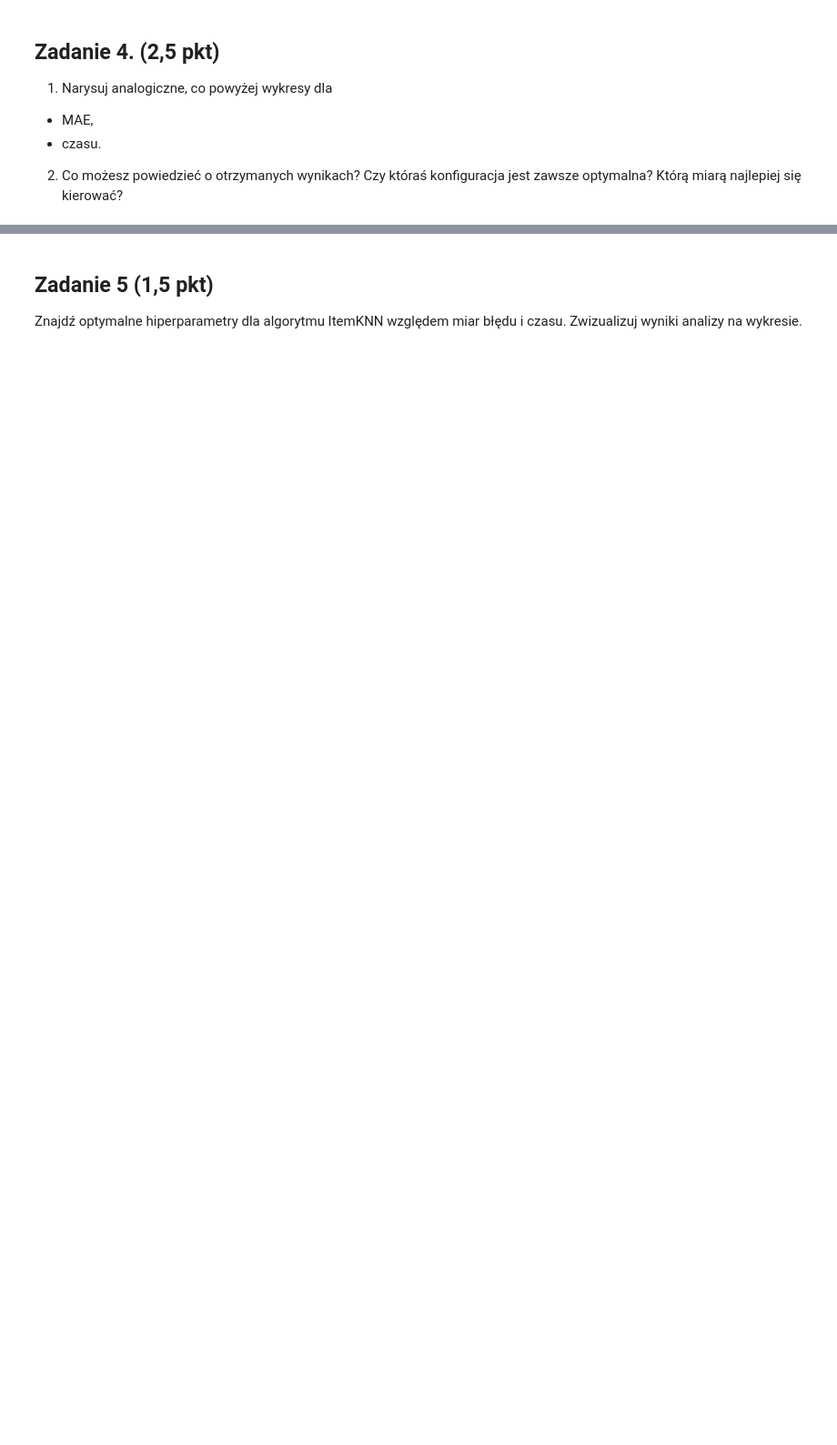
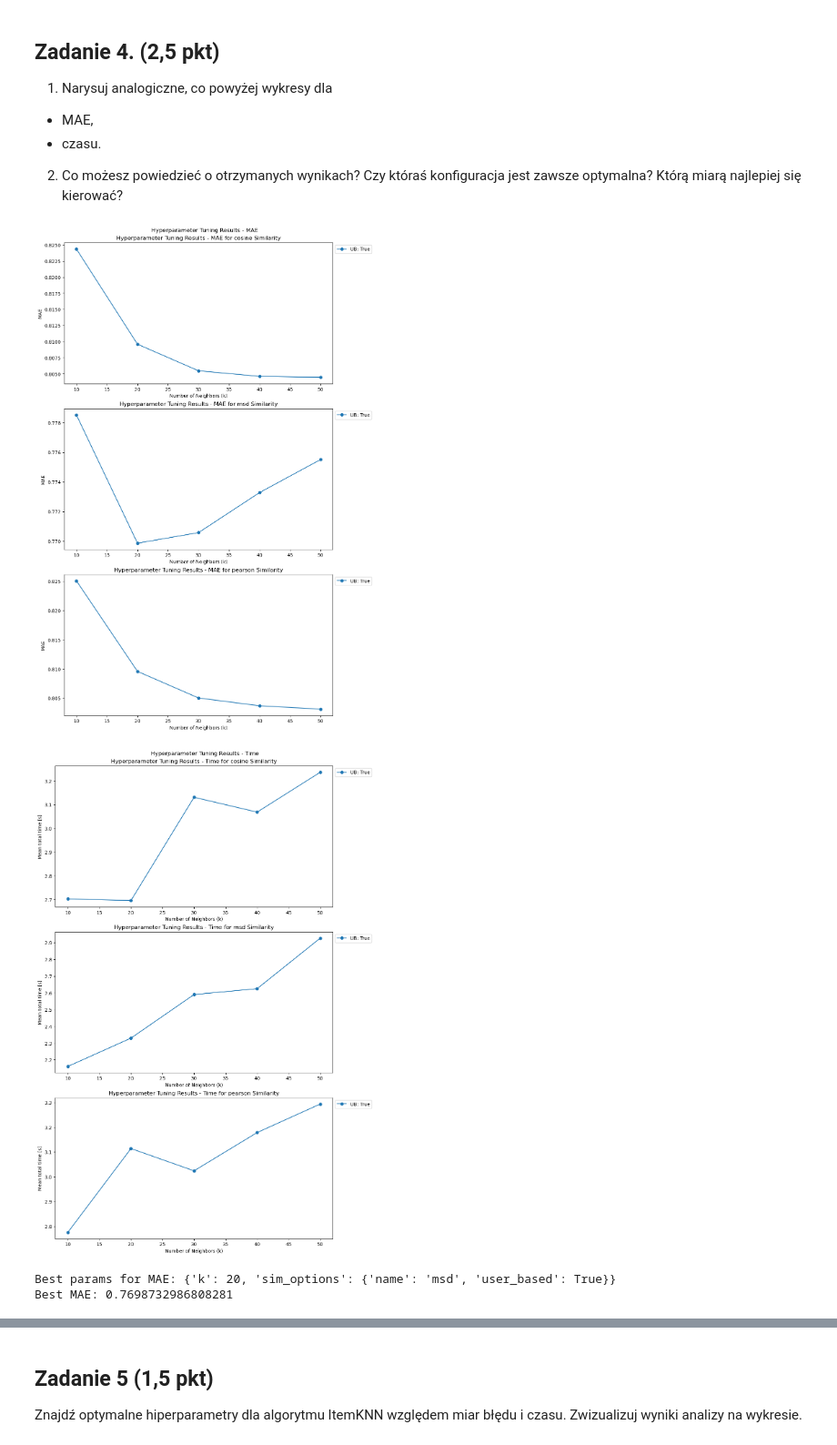
Before and after one commit to igorjoz/OWiSR-lab4-user-rating-prediction, a Jupyter notebook: OWiSR_lab4.ipynb, the cells around one changed output, grey strips where cells are left out. Shown at 91% size. Cells and saved outputs as stored; diff of their text form; code cells hidden in the pictures; blank space fills up the shorter version.

```diff
--- a/OWiSR_lab4.ipynb
+++ b/OWiSR_lab4.ipynb
@@ -178,24 +148,3 @@ MAE:  0.7367
 ## Zadanie 3. (2 pkt)
 1.   Wyznacz wartości błędów dla algorytmów ItemKNN i UserKNN z podobieństwem kosinusowym na tych samych danych, co dla algorytmu SVD.
 2.   Co możesz powiedzieć o działaniu algorytmów? Czy któryś z nich jest lepszy? Dlaczego?
-# %%
-knn_results = []
-
-for algo_name, user_based in [('ItemKNN', False), ('UserKNN', True)]:
-    sim_options = {
-        'name': 'cosine',
-        'user_based': user_based,
-    }
-
-    algo = KNNBasic(sim_options=sim_options)
-    algo.fit(trainset)
-    predictions = algo.test(testset)
-
-    knn_results.append({
-        'algorytm': algo_name,
-        'RMSE': accuracy.rmse(predictions, verbose=False),
-        'MAE': accuracy.mae(predictions, verbose=False),
-    })
-
-knn_results_df = pd.DataFrame(knn_results)
-knn_results_df
@@ -302,7 +306,14 @@ print(f"Best RMSE: {gs.best_score['rmse']}")
 *   czasu.
 2. Co możesz powiedzieć o otrzymanych wynikach? Czy któraś konfiguracja jest zawsze optymalna? Którą miarą najlepiej się kierować?
 # %%
+from pathlib import Path
+
+Path('plots').mkdir(exist_ok=True)
+
 results_df['mean_total_time'] = results_df['mean_fit_time'] + results_df['mean_test_time']
+unique_metrics = results_df['sim_metric'].unique()
+unique_user_based = results_df['user_based'].unique()
+num_metrics = len(unique_metrics)
 
 def plot_tuning_results(metric_column, ylabel, title, output_file):
     fig, axes = plt.subplots(num_metrics, 1, figsize=(10, 5 * num_metrics), constrained_layout=True)
@@ -316,32 +327,37 @@ def plot_tuning_results(metric_column, ylabel, title, output_file):
                 (results_df['sim_metric'] == metric) &
                 (results_df['user_based'] == user_based)
             ].sort_values('param_k')
 
             if filtered.empty:
                 print(f"No data for Metric={metric}, User-Based={user_based}")
                 continue
 
             ax.plot(
                 filtered['param_k'],
                 filtered[metric_column],
                 marker='o',
                 label=f"UB: {user_based}"
             )
 
         ax.set_title(f'{title} for {metric} Similarity')
         ax.set_xlabel('Number of Neighbors (k)')
         ax.set_ylabel(ylabel)
         ax.legend(loc='upper left', bbox_to_anchor=(1, 1))
 
     plt.suptitle(title)
     plt.savefig(output_file)
     plt.show()
 
-plot_tuning_results('mean_test_mae', 'MAE', 'Hyperparameter Tuning Results - MAE', 'params_tuning_mae.jpg')
-plot_tuning_results('mean_total_time', 'Mean total time [s]', 'Hyperparameter Tuning Results - Time', 'params_tuning_time.jpg')
+plot_tuning_results('mean_test_mae', 'MAE', 'Hyperparameter Tuning Results - MAE', 'plots/mae.png')
+plot_tuning_results('mean_total_time', 'Mean total time [s]', 'Hyperparameter Tuning Results - Time', 'plots/time.png')
 
 print(f"Best params for MAE: {gs.best_params['mae']}")
 print(f"Best MAE: {gs.best_score['mae']}")
 
 time_columns = ['param_k', 'sim_metric', 'user_based', 'mean_fit_time', 'mean_test_time', 'mean_total_time']
 results_df[time_columns].sort_values('mean_total_time').head()
+# %% [output]
+[figure, added]
+[figure, added]
+Best params for MAE: {'k': 20, 'sim_options': {'name': 'msd', 'user_based': True}}
+Best MAE: 0.7698732986808281
```
Also changed, not shown: parts of 19 cells of this notebook, 6 other files.
